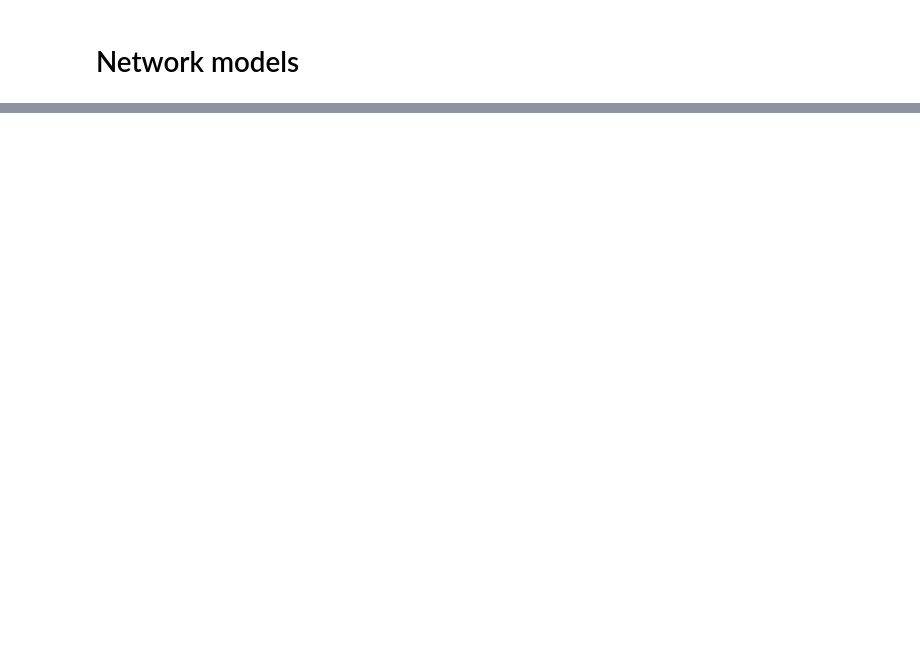
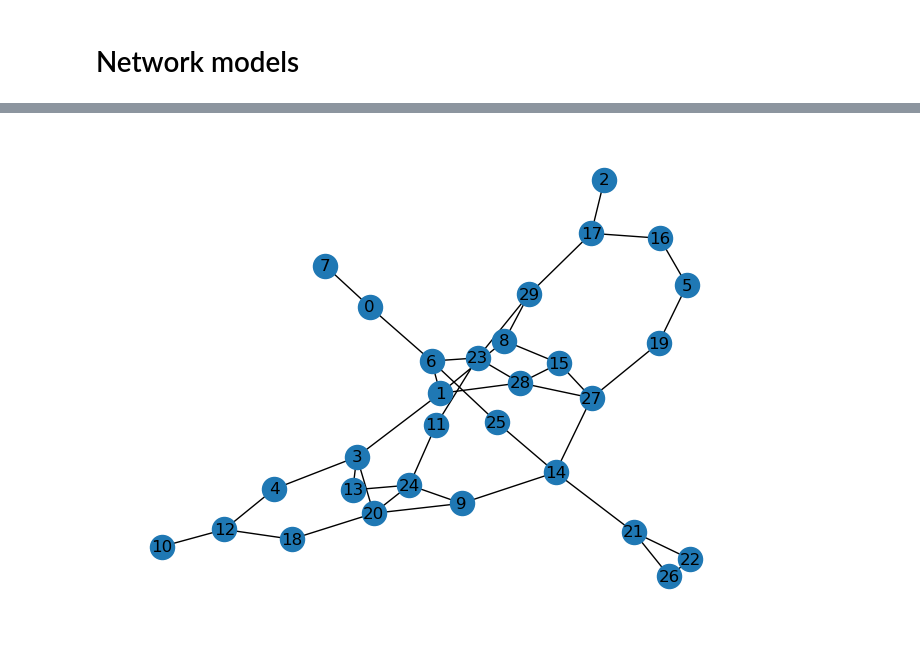
Before and after one commit to lo-hfk/proper-graph-scoring-rules, a Jupyter notebook: examples/NodeSelectionExamples2.ipynb, the cells around one changed output, grey strips where cells are left out. Cells and saved outputs as stored; diff of their text form; code cells hidden in the pictures; blank space fills up the shorter version.

```diff
--- a/examples/NodeSelectionExamples2.ipynb
+++ b/examples/NodeSelectionExamples2.ipynb
@@ -146,0 +162,3 @@ plt.show()
+# %%
+adjacency_matrix = nx.to_numpy_array(G, weight=None)
+adjacency_matrix
@@ -148,0 +328,16 @@ plt.show()
+# %%
+def connected_erdos_renyi_graph(n, p, seed=None, max_tries=1000):
+    """Generate a connected Erdős–Rényi graph by retrying until connected."""
+    rng = np.random.default_rng(seed)
+    for _ in range(max_tries):
+        G = nx.erdos_renyi_graph(n, p, seed=int(rng.integers(1e9)))
+        if nx.is_connected(G):
+            return G
+    raise RuntimeError(f"Failed to generate a connected graph after {max_tries} tries.")
+# %%
+G = connected_erdos_renyi_graph(30, 0.1, seed=42)
+adjacency_matrix = nx.to_numpy_array(G, weight=None)
+# %%
+nx.draw(G, pos = nx.spring_layout(G), with_labels=True)
+# %% [output]
+[figure, added]
```
Also changed, not shown: parts of 40 cells of this notebook, 3 other files.
